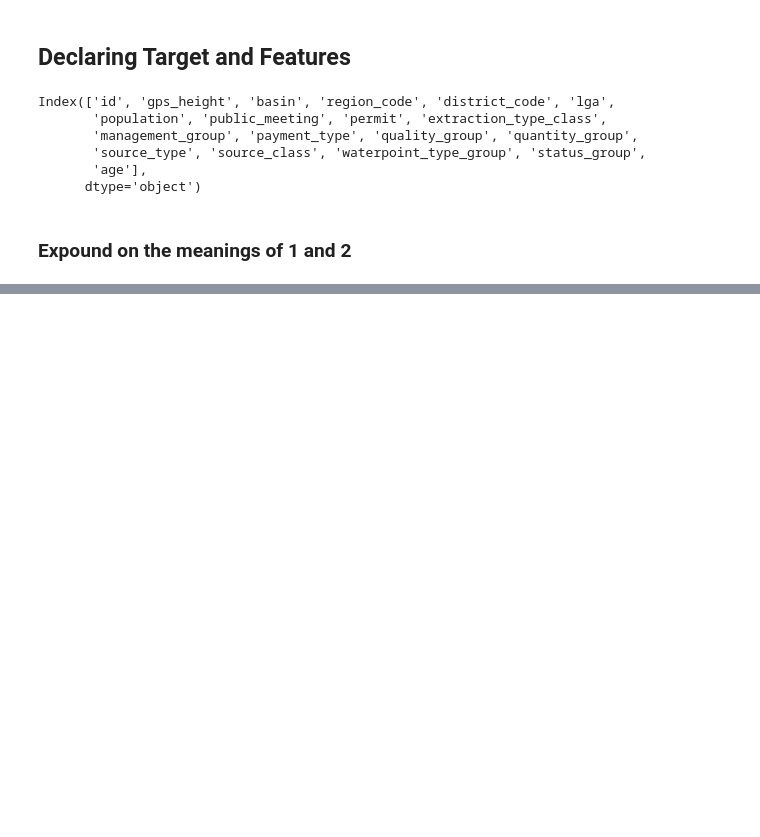
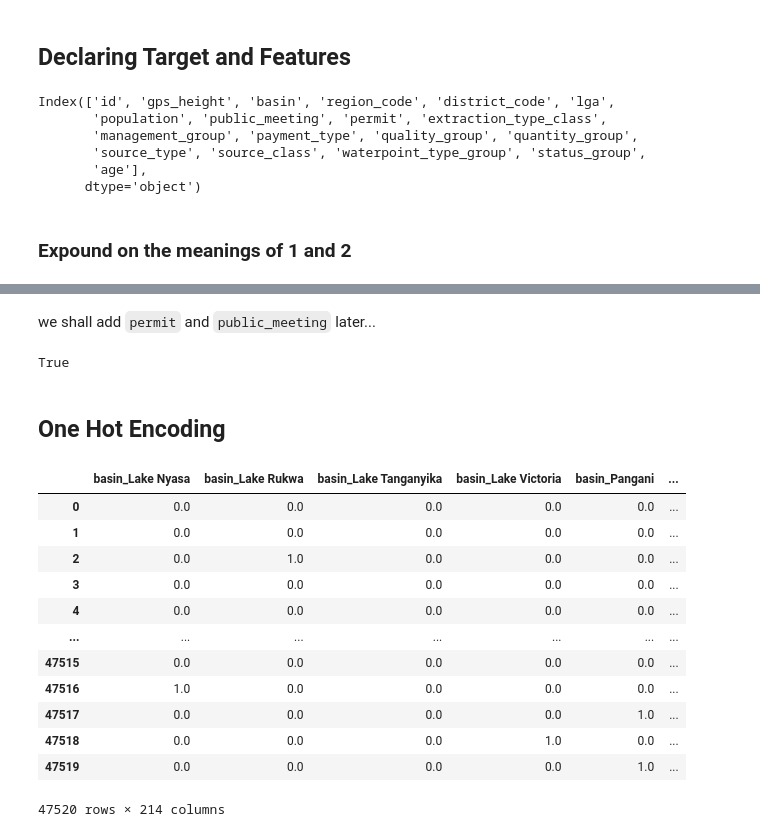
Before and after one commit to leonardkoyio/Phase-3-Project-_v1, a Jupyter notebook: index.ipynb, the cells around one changed output, grey strips where cells are left out. Saved outputs shown, nothing was run; the diff lists cells and outputs as text; code cells hidden in the pictures; blank space fills up the shorter version.

Commit message:
Data Preprocessing - One Hot Encoding

```diff
--- a/index.ipynb
+++ b/index.ipynb
@@ -1174,8 +1176,8 @@ Index(['id', 'gps_height', 'basin', 'region_code', 'district_code', 'lga',
        'age'],
       dtype='object')
 # %%
-X_1 = df_concise.drop(['status_group'], axis=1)
-X_2 = df_concise_without_outliers.drop(['status_group'], axis=1)
+X_1 = df_concise.drop(['status_group', 'id'], axis=1)
+X_2 = df_concise_without_outliers.drop(['status_group','id'], axis=1)
 
 y_1 = df_concise['status_group']
 y_2 = df_concise_without_outliers['status_group']
@@ -1183,0 +1192,7 @@ y_2 = df_concise_without_outliers['status_group']
+# %%
+# split X and y into training and testing sets
+#dataset with outliers
+X_train_1, X_test_1, y_train_1, y_test_1 = train_test_split(X_1, y_1, test_size = 0.2, random_state = 42)
+
+#dataset without outliers
+X_train_2, X_test_2, y_train_2, y_test_2 = train_test_split(X_2, y_2, test_size = 0.2, random_state = 42)
@@ -1183,0 +1235,10 @@ y_2 = df_concise_without_outliers['status_group']
+# %%
+['gps_height','population','age']
+X_train_1_categorical = X_train_1[['basin','region_code','district_code','lga',
+                                  'extraction_type_class','management_group','payment_type', 'quality_group',
+                                  'quantity_group', 'source_type','source_class','waterpoint_type_group']]
+X_train_2_categorical =  X_train_2[['basin','region_code','district_code','lga',
+                                  'extraction_type_class','management_group','payment_type', 'quality_group',
+                                  'quantity_group', 'source_type','source_class','waterpoint_type_group']]
+
+X_train_1_categorical.head()
@@ -1183,0 +1252,34 @@ y_2 = df_concise_without_outliers['status_group']
+# %% [markdown]
+we shall add `permit` and `public_meeting` later...
+# %%
+len(X_train_1_categorical.columns)==len(X_train_2_categorical.columns)
+# %% [output]
+True
+# %% [markdown]
+## One Hot Encoding
+# %%
+ohe = OneHotEncoder(handle_unknown="ignore",drop='first')
+# %%
+
+
+X_train_categorical_ohe = ohe.fit_transform(X_train_1_categorical).toarray()
+
+X_train_1_encoded_categorical = pd.DataFrame(
+    X_train_categorical_ohe,
+    columns=ohe.get_feature_names_out(X_train_1_categorical.columns)
+)
+X_train_1_encoded_categorical
+# %% [output]
+|  | basin_Lake Nyasa | basin_Lake Rukwa | basin_Lake Tanganyika | basin_Lake Victoria | basin_Pangani | ... |
+| 0 | 0.0 | 0.0 | 0.0 | 0.0 | 0.0 | ... |
+| 1 | 0.0 | 0.0 | 0.0 | 0.0 | 0.0 | ... |
+| 2 | 0.0 | 1.0 | 0.0 | 0.0 | 0.0 | ... |
+| 3 | 0.0 | 0.0 | 0.0 | 0.0 | 0.0 | ... |
+| 4 | 0.0 | 0.0 | 0.0 | 0.0 | 0.0 | ... |
+| ... | ... | ... | ... | ... | ... | ... |
+| 47515 | 0.0 | 0.0 | 0.0 | 0.0 | 0.0 | ... |
+| 47516 | 1.0 | 0.0 | 0.0 | 0.0 | 0.0 | ... |
+| 47517 | 0.0 | 0.0 | 0.0 | 0.0 | 1.0 | ... |
+| 47518 | 0.0 | 0.0 | 0.0 | 1.0 | 0.0 | ... |
+| 47519 | 0.0 | 0.0 | 0.0 | 0.0 | 1.0 | ... |
+47520 rows × 214 columns
```
Also changed, not shown: parts of 11 cells of this notebook.
